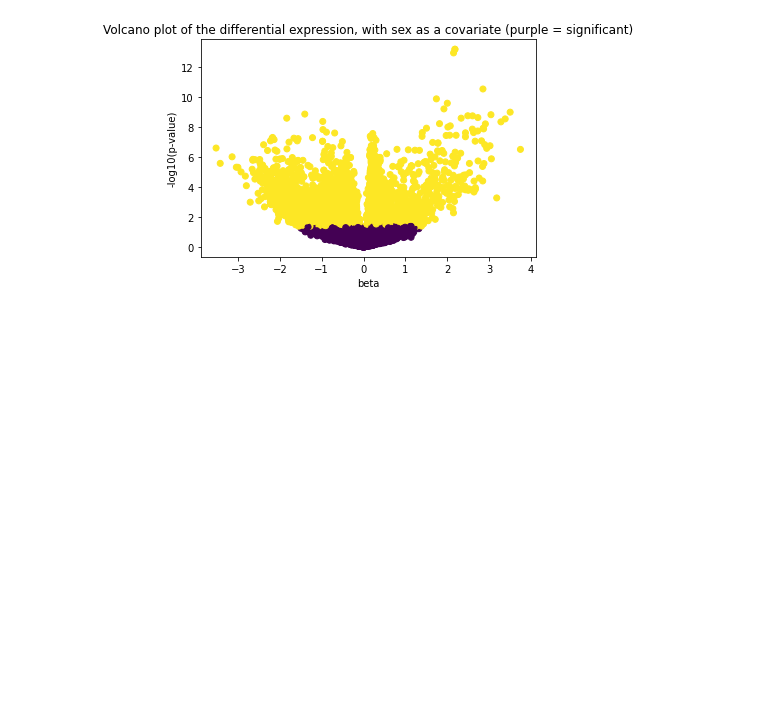
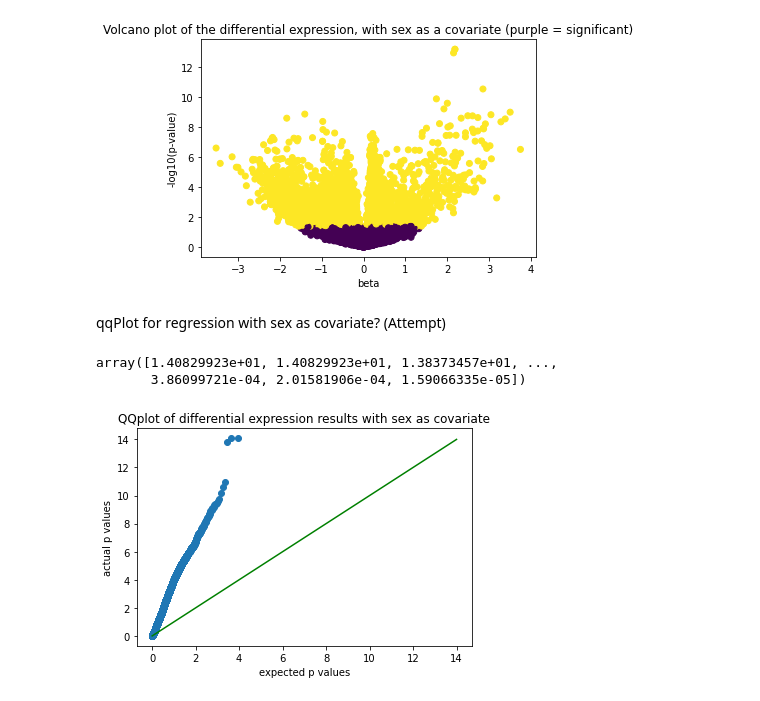
Before and after one commit to rgenner/qbb2021-answers, a Jupyter notebook: week9/Week9_HW.ipynb, the cells around one changed output. Cells and saved outputs as stored; diff of their text form; code cells hidden in the pictures; blank space fills up the shorter version.

```diff
--- a/week9/Week9_HW.ipynb
+++ b/week9/Week9_HW.ipynb
@@ -529,3 +535,24 @@ plt.title("Volcano plot of the differential expression, with sex as a covariate
 plt.show()
 # %% [output]
 [figure]
+# %% [markdown]
+qqPlot for regression with sex as covariate? (Attempt)
+# %%
+p_vals_sex
+p_vals_sex.sort(reverse=False)
+p_vals_log_sex = -np.log10(p_vals_sort_sex)
+p_vals_log_sex
+# %% [output]
+array([1.40829923e+01, 1.40829923e+01, 1.38373457e+01, ...,
+       3.86099721e-04, 2.01581906e-04, 1.59066335e-05])
+# %%
+import matplotlib.pyplot as plt
+linex = np.linspace(0, 14)
+plt.plot(linex, linex, '-g')
+plt.scatter(p_exp_log, p_vals_log_sex)
+plt.xlabel("expected p values")
+plt.ylabel("actual p values")
+plt.title("QQplot of differential expression results with sex as covariate")
+plt.show()
+# %% [output]
+[figure, added]
```
Also changed, not shown: parts of 4 cells of this notebook.
